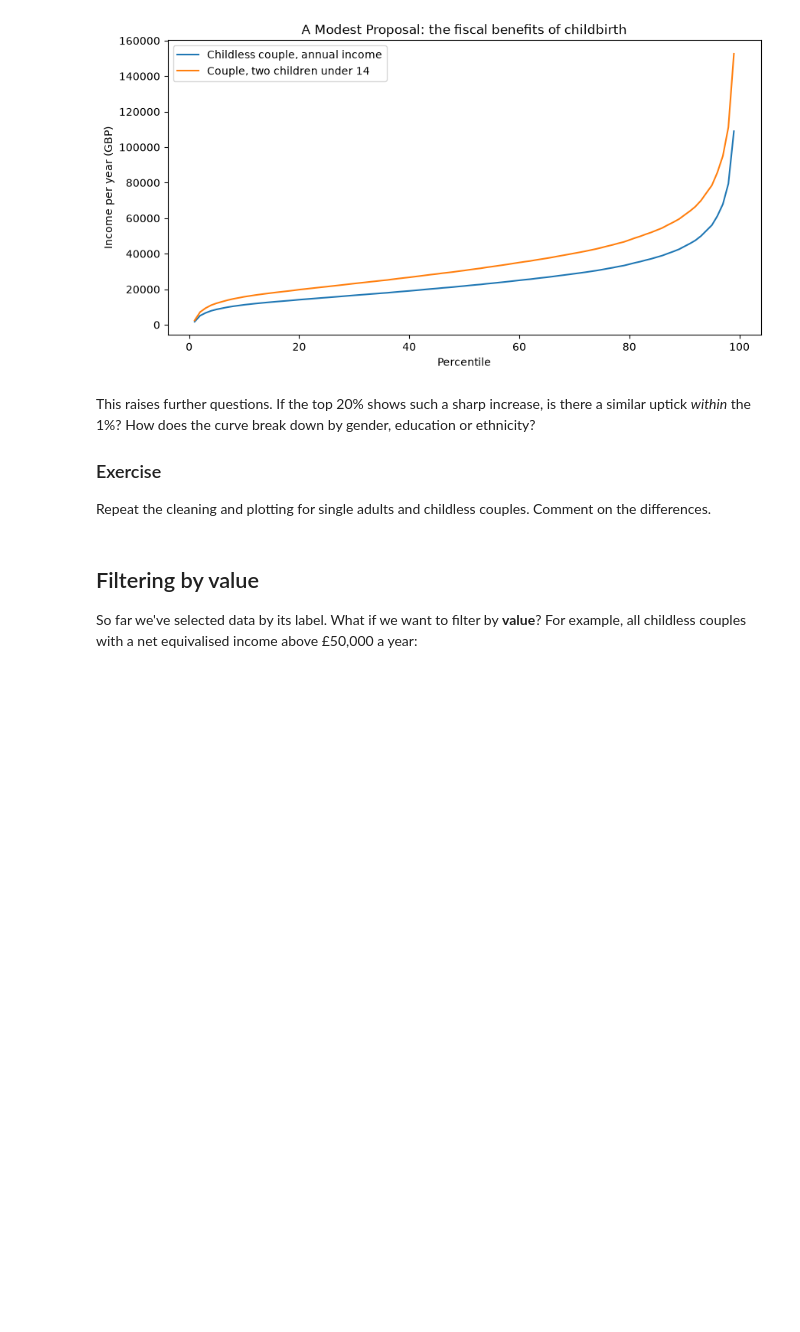
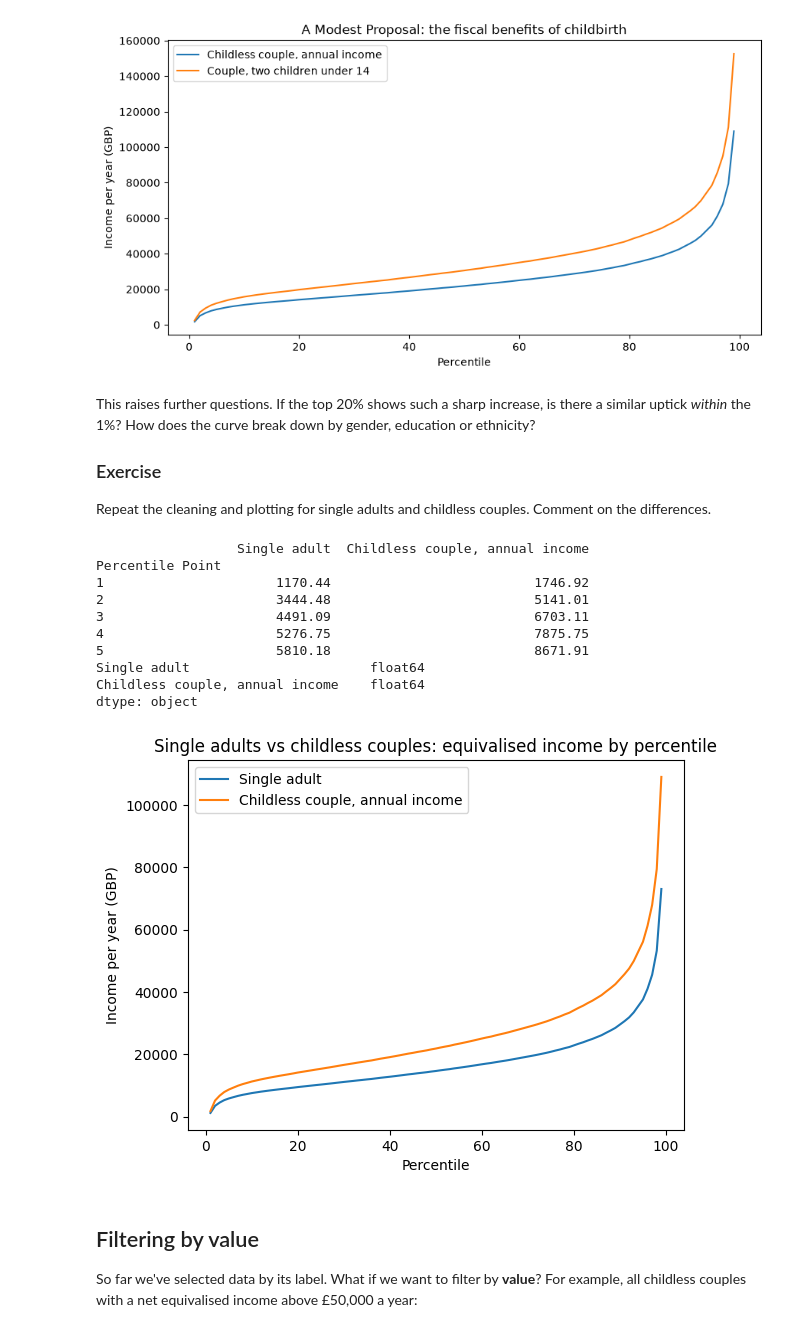
Before and after one commit to luqixiao570-code/QM2_2026-1009, a Jupyter notebook: notebooks/W02. Pandas.ipynb, the cells around one changed output. Saved outputs shown, nothing was run; the diff lists cells and outputs as text; code cells hidden in the pictures; blank space fills up the shorter version.

```diff
--- a/notebooks/W02. Pandas.ipynb
+++ b/notebooks/W02. Pandas.ipynb
@@ -222,6 +302,41 @@ This raises further questions. If the top 20% shows such a sharp increase, is th
 Repeat the cleaning and plotting for single adults and childless couples. Comment on the differences.
 # %%
 # your code here
+import pandas as pd
+import matplotlib.pyplot as plt
+
+income = pd.read_csv(
+    "https://s3.eu-west-2.amazonaws.com/qm2/wk2/incomes.csv",
+    index_col=0
+)
+
+# 列名和数据里一致
+clean = income[["Single adult", "Childless couple, annual income"]]
+
+# cleaning去掉逗号，转成数字
+clean = clean.replace(",", "", regex=True).astype(float)
+
+print(clean.head())
+print(clean.dtypes)
+
+# 画图
+clean.plot()
+plt.title("Single adults vs childless couples: equivalised income by percentile")
+plt.xlabel("Percentile")
+plt.ylabel("Income per year (GBP)")
+plt.show()
+# %% [output]
+                  Single adult  Childless couple, annual income
+Percentile Point
+1                      1170.44                          1746.92
+2                      3444.48                          5141.01
+3                      4491.09                          6703.11
+4                      5276.75                          7875.75
+5                      5810.18                          8671.91
+Single adult                       float64
+Childless couple, annual income    float64
+dtype: object
+[figure, added]
 # %% [markdown]
 ## Filtering by value
 
```
Also changed, not shown: parts of 5 cells of this notebook.
